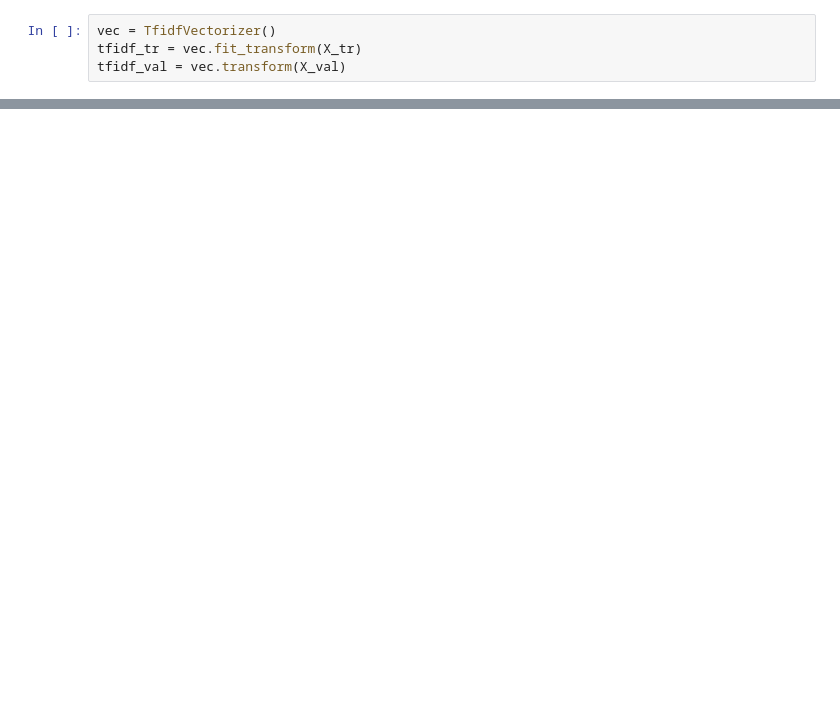
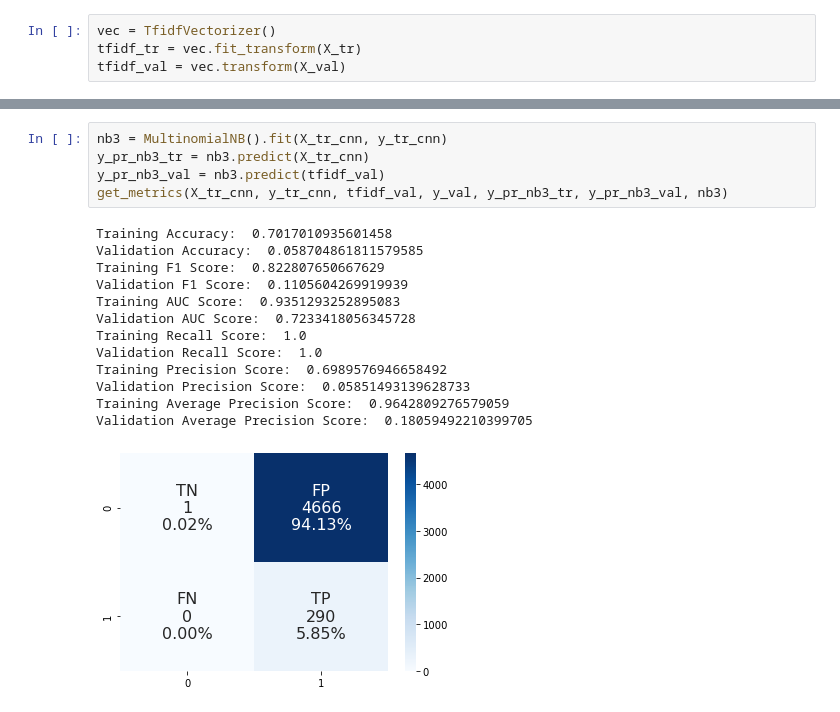
Before and after one commit to datascisteven/Twitter-Sentiment-Analysis, a Jupyter notebook: notebooks_steven/modeling.ipynb, the cells around one changed output, grey strips where cells are left out. Cells and saved outputs as stored; diff of their text form; blank space fills up the shorter version.

```diff
--- a/notebooks_steven/modeling.ipynb
+++ b/notebooks_steven/modeling.ipynb
@@ -156,0 +222,19 @@ Validation Average Precision Score:  0.3497021490008816
+# %%
+nb3 = MultinomialNB().fit(X_tr_cnn, y_tr_cnn)
+y_pr_nb3_tr = nb3.predict(X_tr_cnn)
+y_pr_nb3_val = nb3.predict(tfidf_val)
+get_metrics(X_tr_cnn, y_tr_cnn, tfidf_val, y_val, y_pr_nb3_tr, y_pr_nb3_val, nb3)
+# %% [output]
+Training Accuracy:  0.7017010935601458
+Validation Accuracy:  0.058704861811579585
+Training F1 Score:  0.822807650667629
+Validation F1 Score:  0.1105604269919939
+Training AUC Score:  0.9351293252895083
+Validation AUC Score:  0.7233418056345728
+Training Recall Score:  1.0
+Validation Recall Score:  1.0
+Training Precision Score:  0.6989576946658492
+Validation Precision Score:  0.05851493139628733
+Training Average Precision Score:  0.9642809276579059
+Validation Average Precision Score:  0.18059492210399705
+[figure, added]
```
Also changed, not shown: parts of 28 cells of this notebook, 1 other file.
